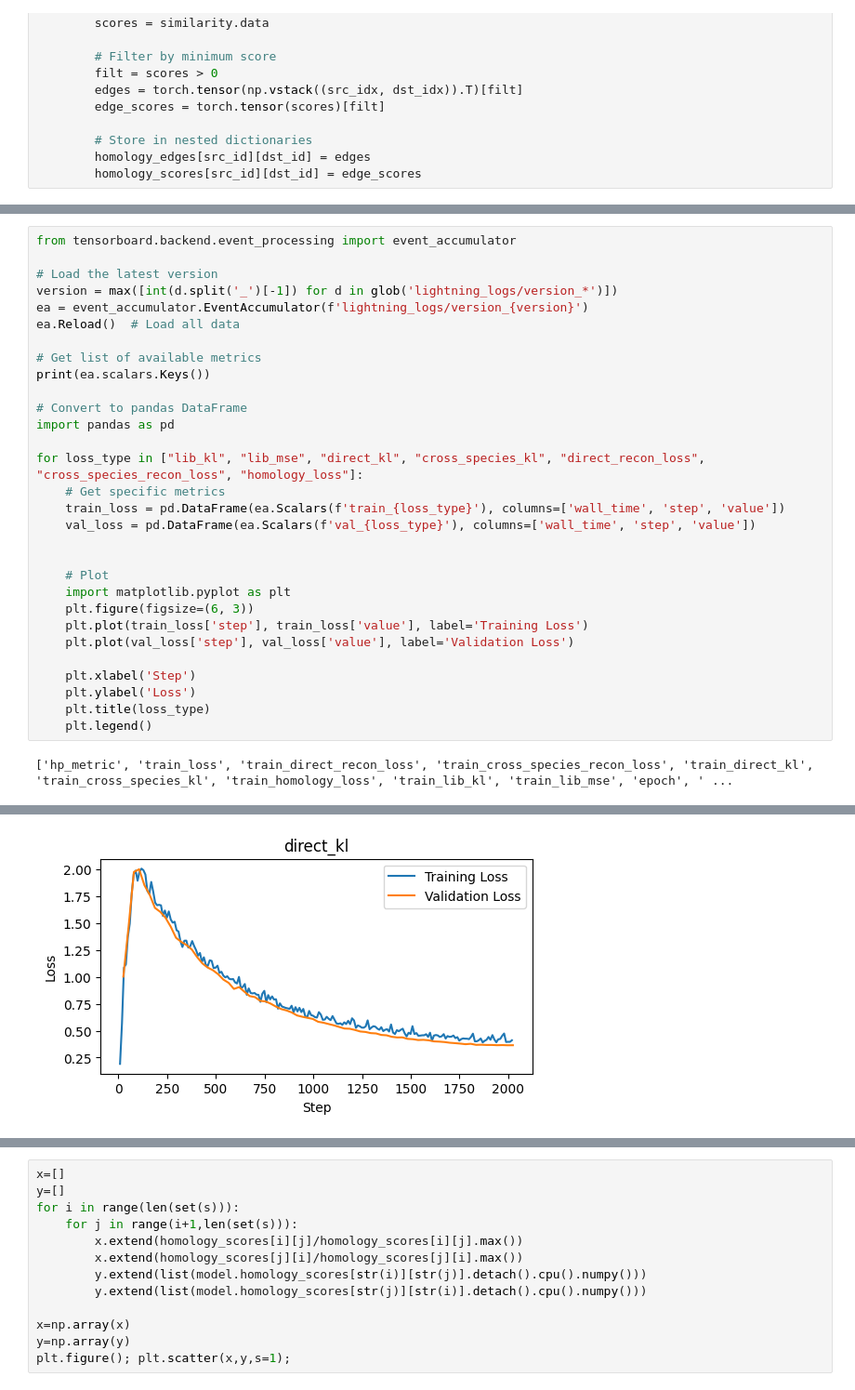
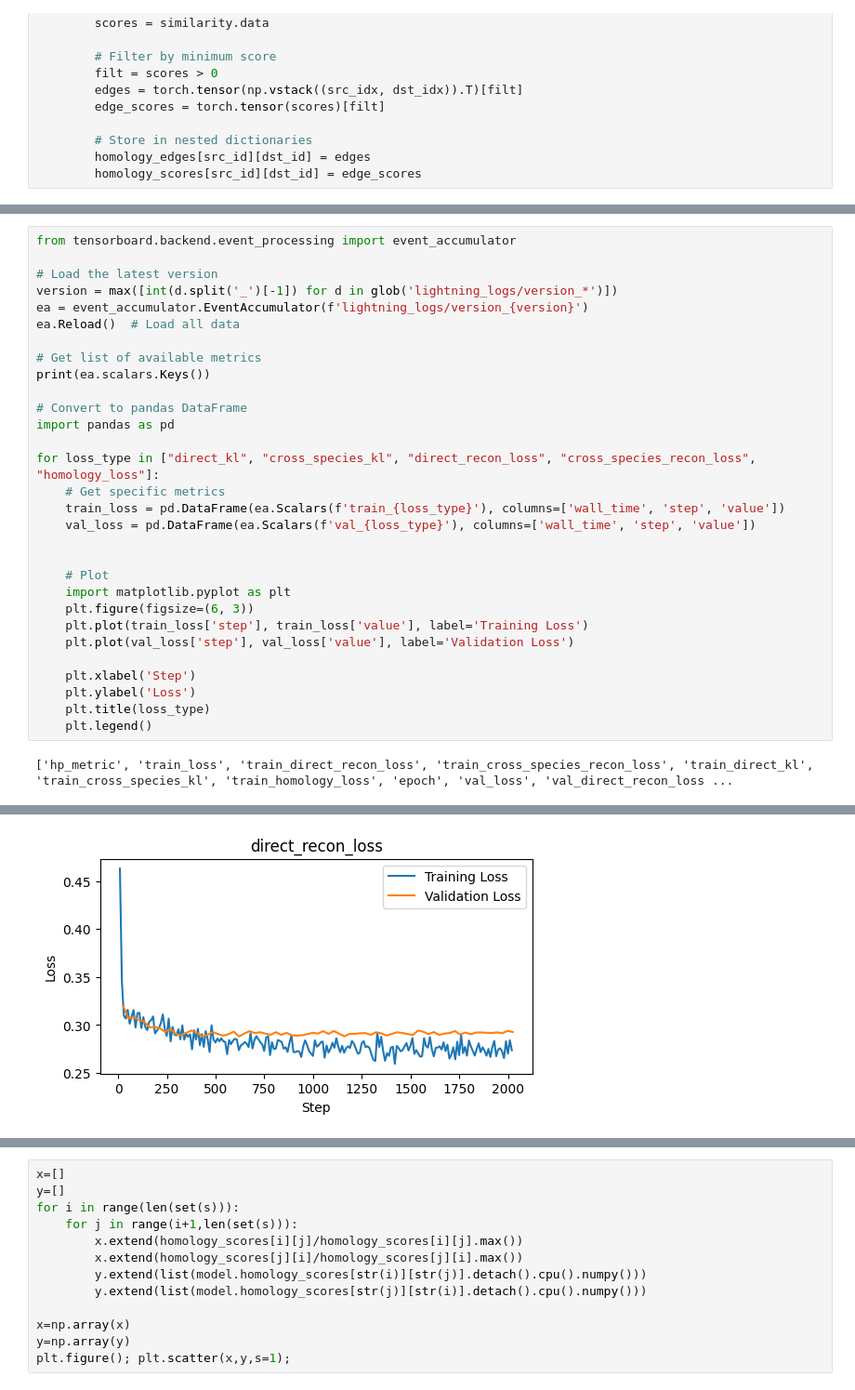
Before and after one commit to atarashansky/cross-species-vae, a Jupyter notebook: vae.ipynb, the cells around one changed output, grey strips where cells are left out. Shown: that part at 93% size. Cells and saved outputs as stored; diff of their text form.

```diff
--- a/vae.ipynb
+++ b/vae.ipynb
@@ -262,7 +259,7 @@ print(ea.scalars.Keys())
 # Convert to pandas DataFrame
 import pandas as pd
 
-for loss_type in ["lib_kl", "lib_mse", "direct_kl", "cross_species_kl", "direct_recon_loss", "cross_species_recon_loss", "homology_loss"]:
+for loss_type in ["direct_kl", "cross_species_kl", "direct_recon_loss", "cross_species_recon_loss", "homology_loss"]:
     # Get specific metrics
     train_loss = pd.DataFrame(ea.Scalars(f'train_{loss_type}'), columns=['wall_time', 'step', 'value'])
     val_loss = pd.DataFrame(ea.Scalars(f'val_{loss_type}'), columns=['wall_time', 'step', 'value'])
@@ -279,4 +276,4 @@ for loss_type in ["lib_kl", "lib_mse", "direct_kl", "cross_species_kl", "direct_
     plt.title(loss_type)
     plt.legend()
 # %% [output]
-['hp_metric', 'train_loss', 'train_direct_recon_loss', 'train_cross_species_recon_loss', 'train_direct_kl', 'train_cross_species_kl', 'train_homology_loss', 'train_lib_kl', 'train_lib_mse', 'epoch', ' ...
+['hp_metric', 'train_loss', 'train_direct_recon_loss', 'train_cross_species_recon_loss', 'train_direct_kl', 'train_cross_species_kl', 'train_homology_loss', 'epoch', 'val_loss', 'val_direct_recon_loss ...
@@ -285 +282 @@ for loss_type in ["lib_kl", "lib_mse", "direct_kl", "cross_species_kl", "direct_
-[figure, old version]
+[figure, new version]
```
Also changed, not shown: parts of 7 cells of this notebook, 3 other files.
